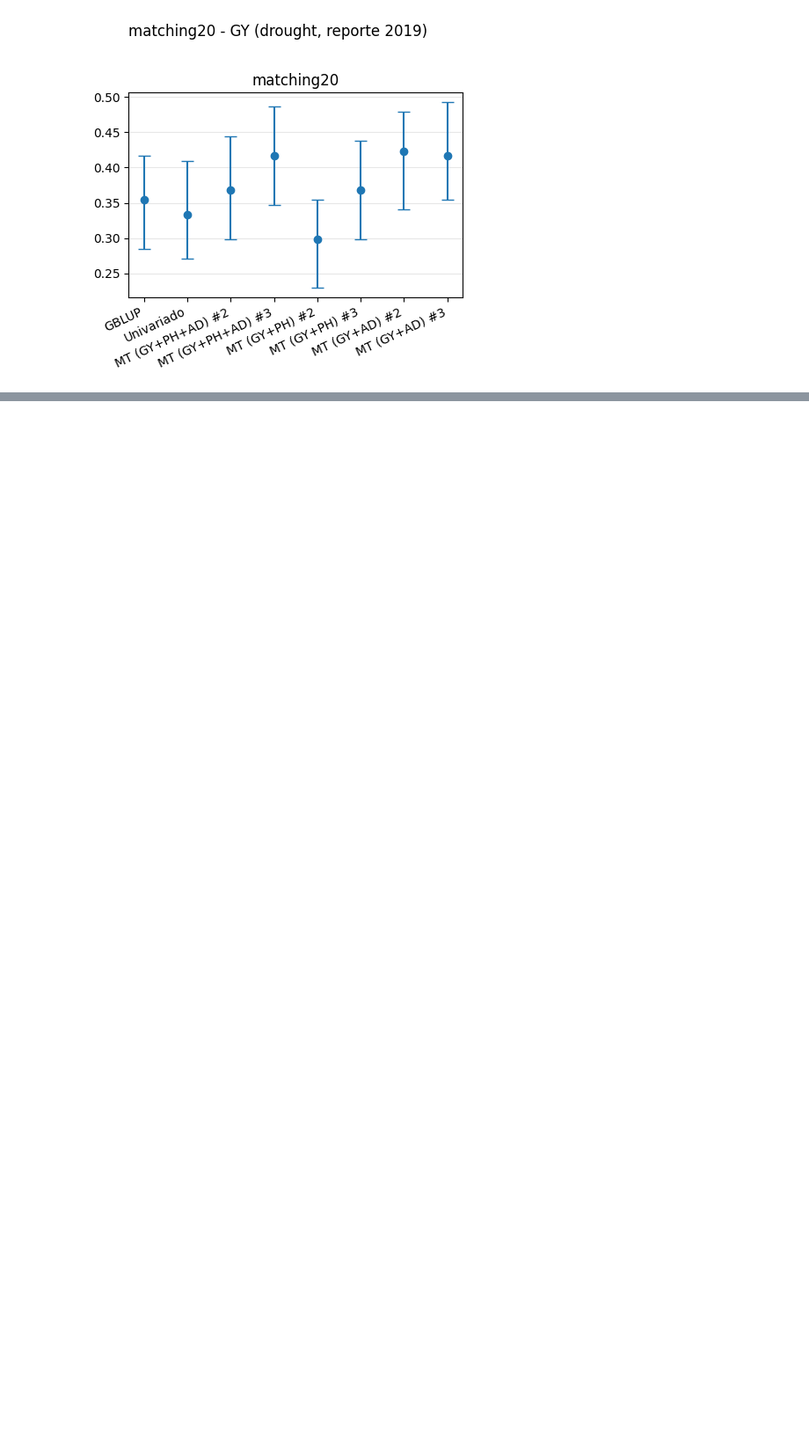
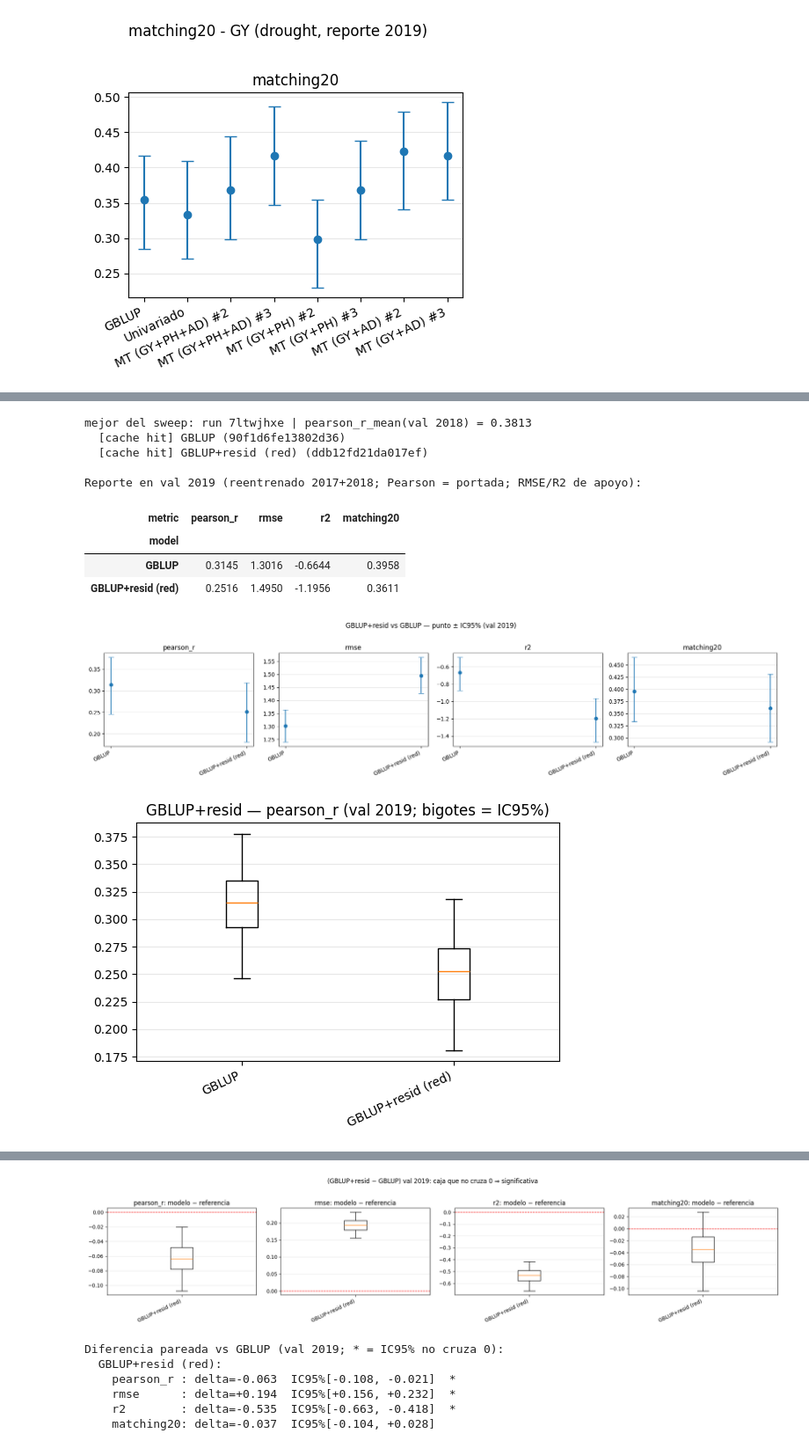
Before and after one commit to octavioromagnoli/maze-genomic-pred, a Jupyter notebook: notebooks/comparar_modelos_ci.ipynb, the cells around one changed output, grey strips where cells are left out. Shown at 88% size. Cells and saved outputs as stored; diff of their text form; code cells hidden in the pictures; blank space fills up the shorter version.

Commit message:
gblup residual

```diff
--- a/notebooks/comparar_modelos_ci.ipynb
+++ b/notebooks/comparar_modelos_ci.ipynb
@@ -1590,0 +1602,41 @@ if "save_show" in globals():                            # matching20 de GY (mism
+# %%
+# === GBLUP-residual · REPORTE en 2019 (mejor del sweep, reentrenado 2017+2018) ============
+GBLUP_RESID_BASE  = "configs/exp_gblup_residual_2017_to_2018.yaml"
+GBLUP_RESID_SWEEP = "oromagnoli-/maze-genomic-pred/o4kl9qbz"   # <-- pegar tras correr el sweep
+
+# Mejor HP del sweep (elegido por pearson_r_mean en val 2018, sin tocar 2019).
+ov_best, p2018, rid = best_run_from_sweep(GBLUP_RESID_SWEEP)
+print(f"mejor del sweep: run {rid} | pearson_r_mean(val 2018) = {p2018:.4f}")
+
+# Reentrena 2017+2018 -> 2019 (report_config pisa el cv al de REPORTE) y compara vs GBLUP base.
+gr_rows, gr_samples = [], {}
+r, s = evaluate_model("GBLUP", GBLUP_2019);              gr_rows += r; gr_samples["GBLUP"] = s
+r, s = evaluate_model("GBLUP+resid (red)", report_config(GBLUP_RESID_BASE, ov_best))
+gr_rows += r; gr_samples["GBLUP+resid (red)"] = s
+
+gr_df = pd.DataFrame(gr_rows)
+print("\nReporte en val 2019 (reentrenado 2017+2018; Pearson = portada; RMSE/R2 de apoyo):")
+display(gr_df.pivot(index="model", columns="metric", values="point")[list(METRICS)].round(4))
+
+# Errorbar IC95%, boxplots por métrica y diferencia pareada (mismo bootstrap cluster por línea).
+save_show(plot_ci(gr_df, title="GBLUP+resid vs GBLUP — punto ± IC95% (val 2019)"), "gblup_resid_ci.png")
+for m in METRICS:
+    save_show(plot_box(gr_samples, m, title=f"GBLUP+resid — {m} (val 2019; bigotes = IC95%)"),
+              f"gblup_resid_box_{m}.png")
+save_show(plot_paired_diff(gr_samples, ref="GBLUP", metrics=METRICS,
+                           title="(GBLUP+resid − GBLUP) val 2019: caja que no cruza 0 ⇒ significativa"),
+          "gblup_resid_paired.png")
+print_paired(paired_diff_summary(gr_samples, "GBLUP", METRICS, alpha=ALPHA),
+             title="\nDiferencia pareada vs GBLUP (val 2019; * = IC95% no cruza 0):")
+# %% [output]
+mejor del sweep: run 7ltwjhxe | pearson_r_mean(val 2018) = 0.3813
+  [cache hit] GBLUP (90f1d6fe13802d36)
+  [cache hit] GBLUP+resid (red) (ddb12fd21da017ef)
+
+Reporte en val 2019 (reentrenado 2017+2018; Pearson = portada; RMSE/R2 de apoyo):
+| metric | pearson_r | rmse | r2 | matching20 |
+| model |  |  |  |  |
+| GBLUP | 0.3145 | 1.3016 | -0.6644 | 0.3958 |
+| GBLUP+resid (red) | 0.2516 | 1.4950 | -1.1956 | 0.3611 |
+[figure, added]
+[figure, added]
@@ -1590,0 +1646,7 @@ if "save_show" in globals():                            # matching20 de GY (mism
+[figure, added]
+Diferencia pareada vs GBLUP (val 2019; * = IC95% no cruza 0):
+  GBLUP+resid (red):
+    pearson_r : delta=-0.063  IC95%[-0.108, -0.021]  *
+    rmse      : delta=+0.194  IC95%[+0.156, +0.232]  *
+    r2        : delta=-0.535  IC95%[-0.663, -0.418]  *
+    matching20: delta=-0.037  IC95%[-0.104, +0.028]
```
Also changed, not shown: parts of 4 cells of this notebook, 5 other files.
